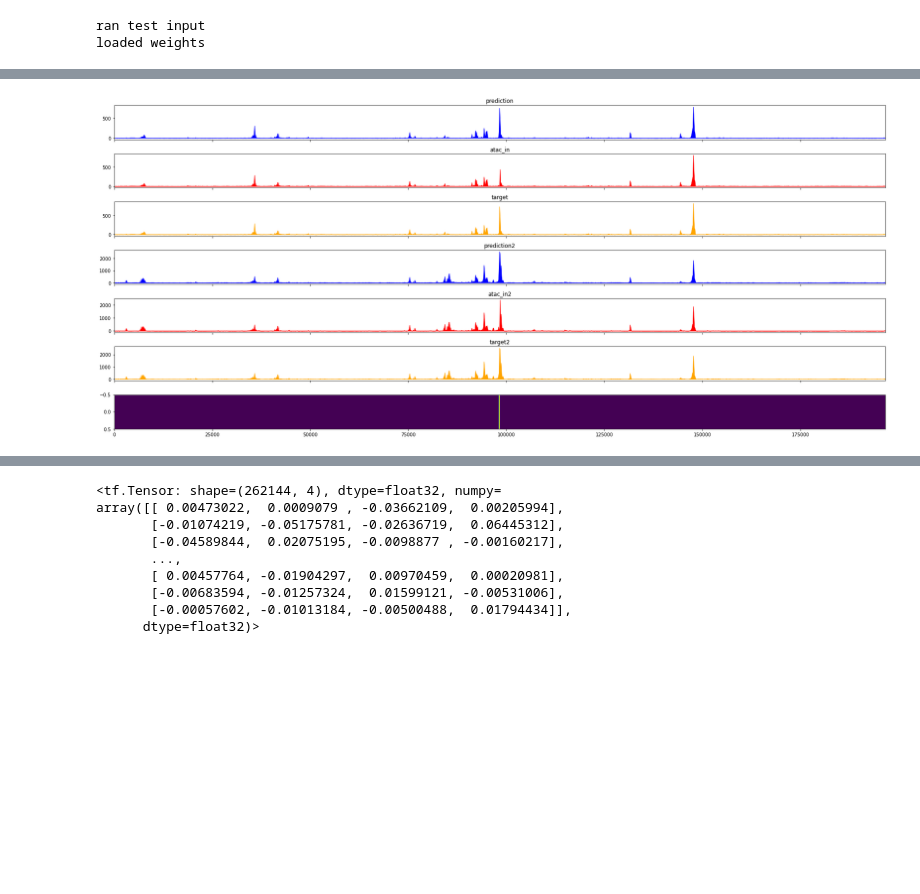
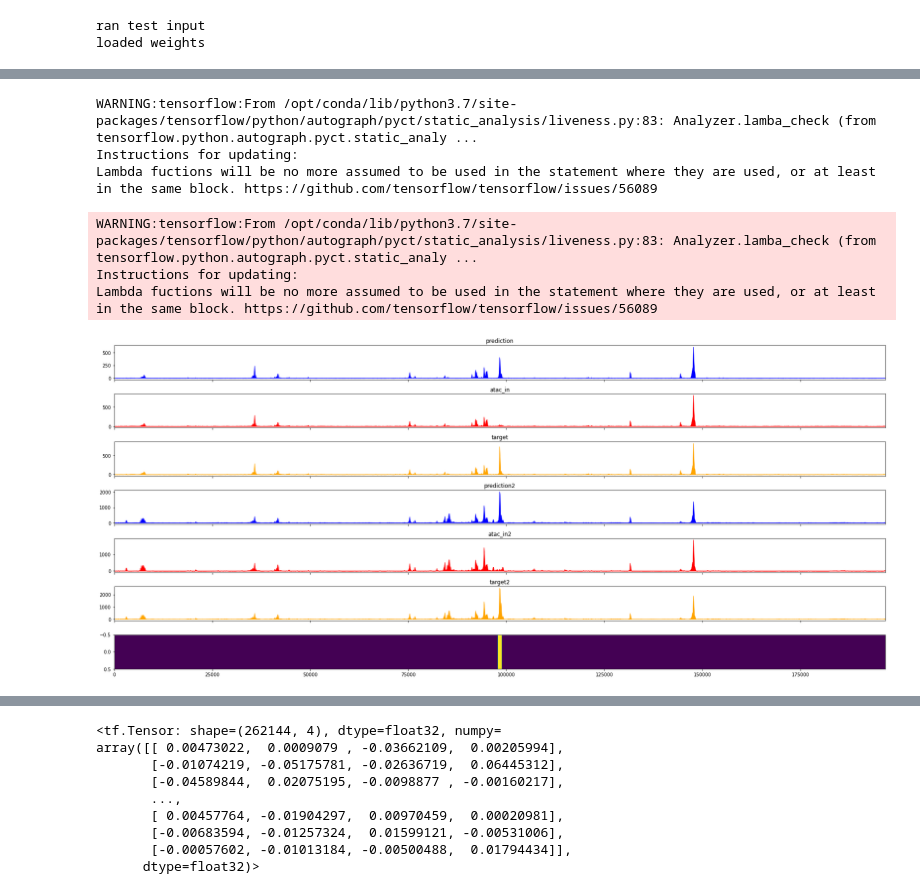
Before and after one commit to abuchin/genformer, a Jupyter notebook: visualization/plot_tracks_masked.ipynb, the cells around one changed output, grey strips where cells are left out. Cells and saved outputs as stored; diff of their text form; code cells hidden in the pictures; blank space fills up the shorter version.

Commit message:
updated train atac cage

```diff
--- a/visualization/plot_tracks_masked.ipynb
+++ b/visualization/plot_tracks_masked.ipynb
@@ -126,7 +126,7 @@ model(test,training=False)
 print('ran test input')
 #model.load_weights("gs://picard-testing-176520/genformer_atac_pretrain/models/aformer_hg_mm_rm_rat_262k_load-True_LR-0.01_T-6_D-0.3_2023-04-18_12:37:42/iteration_24/saved_model")
 #model.load_weights("gs://picard-testing-176520/genformer_atac_pretrain/models/aformer_hg_262k_load-True_LR-0.01_T-7_D-0.3_2023-04-13_15:39:43/final/saved_model")
-model.load_weights("gs://picard-testing-176520/genformer_atac_pretrain/models/aformer_hg_262k_load-True_LR-0.01_T-6_D-0.3_2023-04-21_04:08:16/iteration_39/saved_model")
+model.load_weights("gs://picard-testing-176520/genformer_atac_pretrain/models/aformer_hg_mm_rm_rat_262k_load-True_LR-0.01_T-6_D-0.3_2023-04-24_19:58:40/iteration_8/saved_model")
 print('loaded weights')
 # %% [output]
 ran test input
@@ -275,6 +513,36 @@ def deserialize_val(serialized_example,
+# %%
+start = (36835054+36835597)//2 - (262144//2) + 128 * 256
+chrom = "chr14"
+
+def write_bg(input_arr,out_file_name):
+    out_file = open(out_file_name, 'w')
+    for k, value in enumerate(input_arr):
+        start_interval = k * 128 + start
+        end_interval = (k+1) * 128 + start
+
+        line = [str(chrom),
+                str(start_interval), str(end_interval),
+                str(value)]
+
+        out_file.write('\t'.join(line) + '\n')
+    out_file.close()
+
+write_bg(predictions_out[0][0,:,0].numpy(),
+         'hek293_SLC25A21_predictions.pk2.bedgraph')
+write_bg(tf.reduce_sum(tf.reshape((tf.math.exp(atacs_out[0][0,:,0])-1.0), [2048,32]),axis=1)[256:-256].numpy(),
+         'hek293_in_atac.SLC25A21.pk2.bedgraph')
+write_bg(targets_out[0][0,:,0].numpy(),
+         'hek293_out_SLC25A21.pk2.bedgraph')
+
+write_bg(predictions_out[1][0,:,0].numpy(),
+         't47d_SLC25A21_predictions.pk2.bedgraph')
+write_bg(tf.reduce_sum(tf.reshape((tf.math.exp(atacs_out[1][0,:,0])-1.0), [2048,32]),axis=1)[256:-256].numpy(),
+         't47d_in_atac.SLC25A21.pk2.bedgraph')
+write_bg(targets_out[1][0,:,0].numpy(),
+         't47d_out_SLC25A21.pk2.bedgraph')
 # %%
 atac_mask = np.ones((2048,1))
-for k in tf.range(1022,1024):
+for k in tf.range(1020,1028):
     atac_mask[k,0] = 0.0
 #for k in tf.range(1582,1598):
 #    atac_mask[k,0] = 0.0
@@ -319,7 +587,7 @@ for file in filenames:
 
     mask = np.zeros((1,1536,1))
     for k in range(1536):
-        if k in range(766,769):
+        if k in range(764,772):
             mask[0,k,0]=1
 
     seq_grads, atac_grads,full_grads, prediction,att_matrices,embedding = contribution_input_grad(model,inputs, mask)
@@ -328,34 +596,40 @@ for file in filenames:
     predictions_out.append(prediction)
     targets_out.append(test['target'])
     seq_grads_out.append(seq_grads)
     full_grads_out.append(full_grads)
 
 def plot_tracks(tracks, peaks, start, end, height=1.5):
     fig, axes = plt.subplots(len(tracks)+1, 1, figsize=(24, height * (len(tracks)+1)), sharex=True)
     for ax, (title, y) in zip(axes, tracks.items()):
         ax.fill_between(np.linspace(start, end, num=len(y[0])), y[0],color=y[1])
         ax.set_title(title)
     axes[-1].imshow(peaks, aspect = "auto", cmap="viridis")
     plt.tight_layout()
 
 #for idx, atacs in enumerate(atacs_out):
 
 tracks={'prediction': (predictions_out[0][0,:,0],'blue'),
         'atac_in': (tf.reduce_sum(tf.reshape((tf.math.exp(atacs_out[0][0,:,0])-1.0), [2048,32]),axis=1)[256:-256],'red'),
         'target': (targets_out[0][0,:,0],'orange'),
         #'prediction1': (predictions_out[1][0,:,0],'blue'),
         #'atac_in1': (tf.reduce_sum(tf.reshape(atacs_out[1][0,:,0], [2048,32]),axis=1)[256:-256],'red'),
         #'target1': (targets_out[1][0,:,0],'orange'),
         'prediction2': (predictions_out[1][0,:,0],'blue'),
         'atac_in2': (tf.reduce_sum(tf.reshape((tf.math.exp(atacs_out[1][0,:,0])-1.0), [2048,32]),axis=1)[256:-256],'red'),
         'target2': (targets_out[1][0,:,0],'orange')}
 
 
 atac_mask_expanded = (1.0 - tf.transpose(tf.slice(tf.expand_dims(tf.reshape(tf.tile(atac_mask,[1,4]),[-1]),axis=1),
          [32768,0],[196608,-1])))
 plot_tracks(tracks, atac_mask_expanded,0,196608)
 # %% [output]
+WARNING:tensorflow:From /opt/conda/lib/python3.7/site-packages/tensorflow/python/autograph/pyct/static_analysis/liveness.py:83: Analyzer.lamba_check (from tensorflow.python.autograph.pyct.static_analy ...
+Instructions for updating:
+Lambda fuctions will be no more assumed to be used in the statement where they are used, or at least in the same block. https://github.com/tensorflow/tensorflow/issues/56089
+WARNING:tensorflow:From /opt/conda/lib/python3.7/site-packages/tensorflow/python/autograph/pyct/static_analysis/liveness.py:83: Analyzer.lamba_check (from tensorflow.python.autograph.pyct.static_analy ...
+Instructions for updating:
+Lambda fuctions will be no more assumed to be used in the statement where they are used, or at least in the same block. https://github.com/tensorflow/tensorflow/issues/56089
-[figure, old version]
+[figure, new version]
 # %%
 ##### import modisco.visualization
 from modisco.visualization import viz_sequence
```
Also changed, not shown: parts of 9 cells of this notebook, 10 other files.
